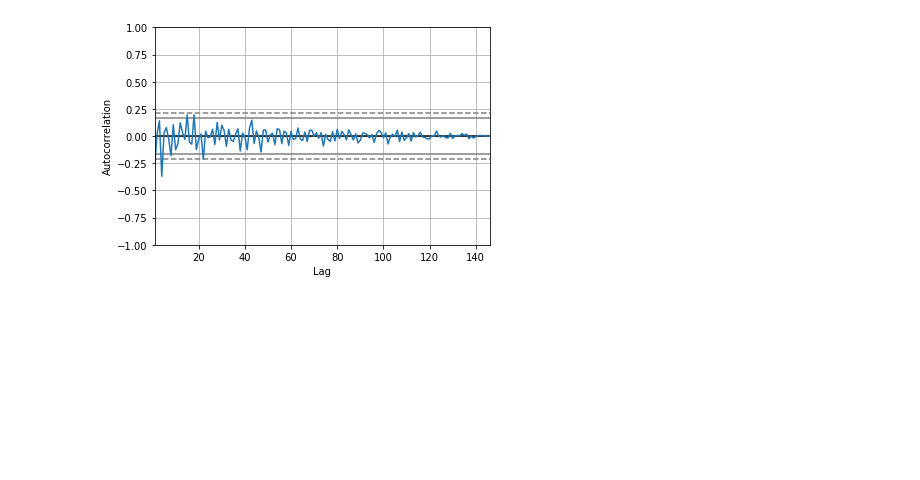
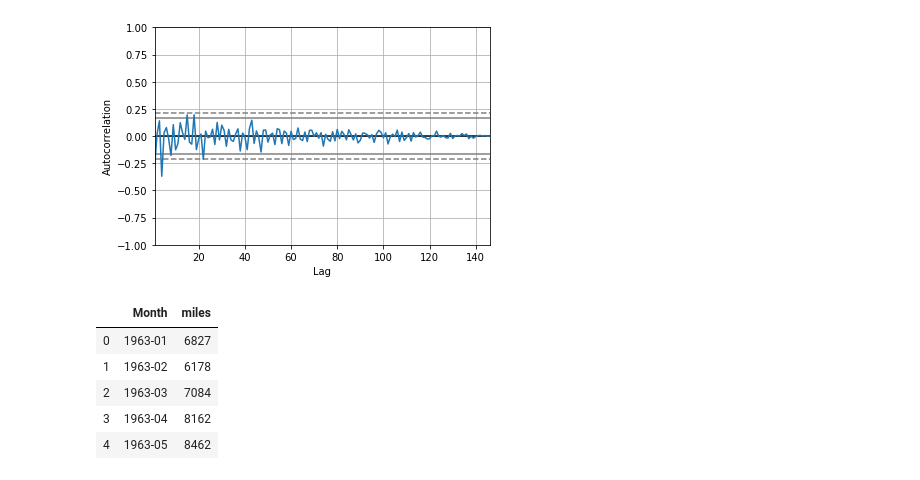
Before and after one commit to damiansp/TS, a Jupyter notebook: python/practical_TSA/02_understanding_TS_data/06_decomposition.py.ipynb, the cells around one changed output. Saved outputs shown, nothing was run; the diff lists cells and outputs as text; code cells hidden in the pictures; blank space fills up the shorter version.

```diff
--- a/python/practical_TSA/02_understanding_TS_data/06_decomposition.py.ipynb
+++ b/python/practical_TSA/02_understanding_TS_data/06_decomposition.py.ipynb
@@ -102,3 +103,19 @@ resids_qtr_diff = resids_qtr_diff.loc[~pd.isnull(resids_qtr_diff)]
 acf(resids_qtr_diff);
 # %% [output]
 [figure]
+# %%
+air = pd.read_csv(f'{DATA}/us-airlines-monthly-aircraft-miles-flown.csv',
+                  parse_dates=True)
+air.rename(
+    columns={
+        'U.S. airlines: monthly aircraft miles flown (Millions) 1963 -1970':
+        'miles'},
+    inplace=True)
+air.head()
+# %% [output]
+|  | Month | miles |
+| 0 | 1963-01 | 6827 |
+| 1 | 1963-02 | 6178 |
+| 2 | 1963-03 | 7084 |
+| 3 | 1963-04 | 8162 |
+| 4 | 1963-05 | 8462 |
```
Also changed, not shown: parts of 8 cells of this notebook.
